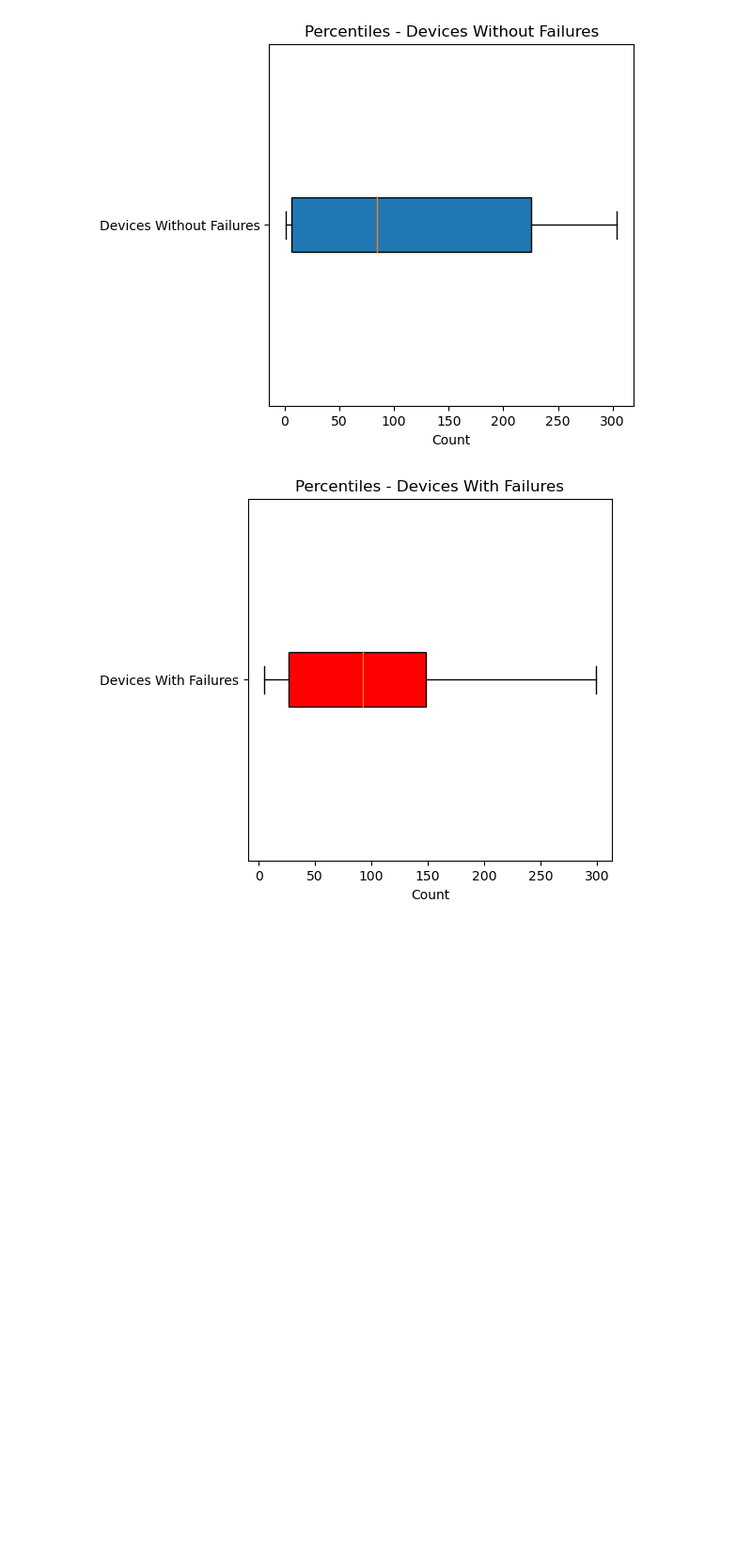
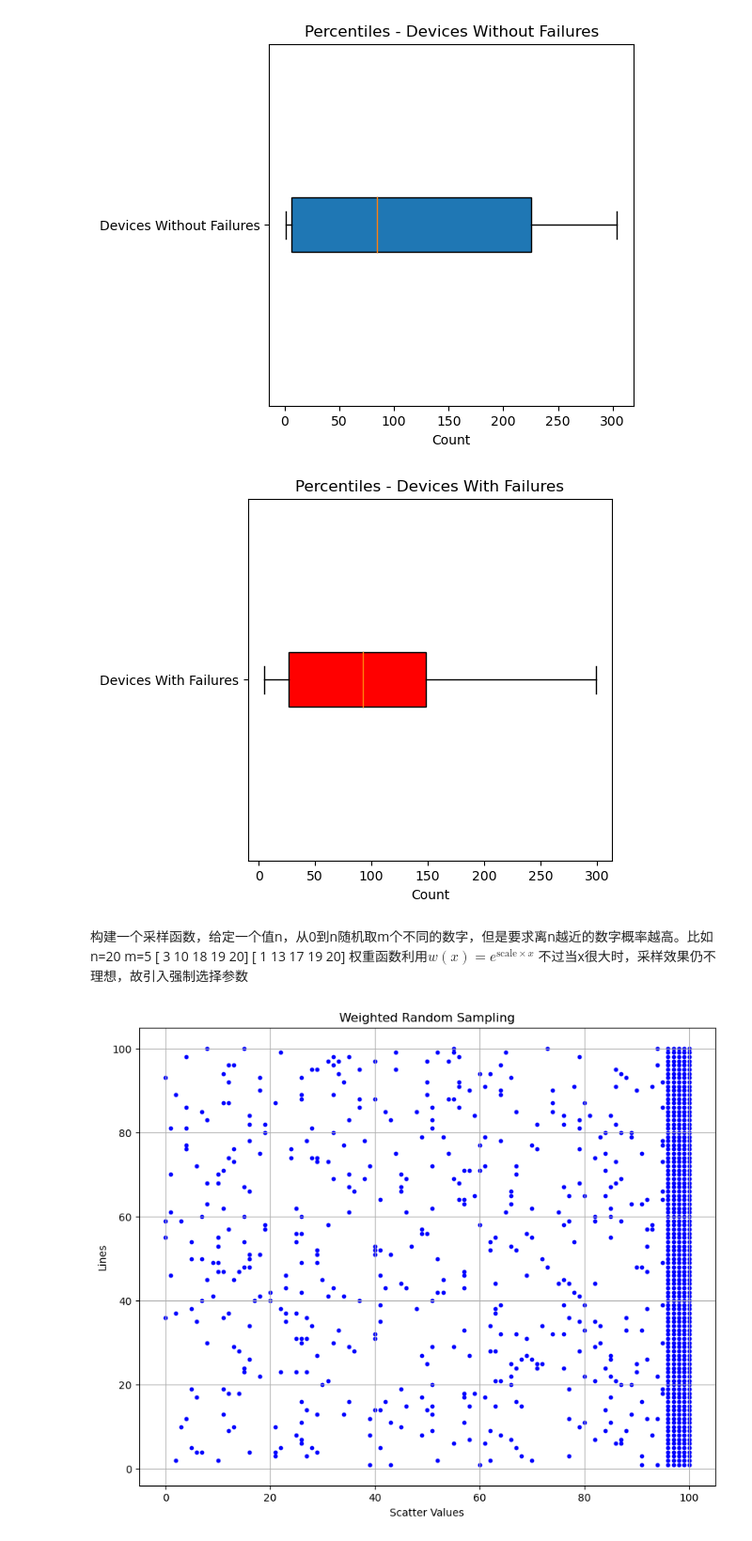
Before and after one commit to NPgreatest/Predictive_Maintain, a Jupyter notebook: jupyter/lstm.ipynb, the cells around one changed output. Shown: that part at 94% size. Drawn from its saved outputs; the diff is of its cells as text; code cells hidden in the pictures; blank space fills up the shorter version.

```diff
--- a/jupyter/lstm.ipynb
+++ b/jupyter/lstm.ipynb
@@ -161,6 +160,67 @@ plt.show()
 [figure]
 [figure]
 [figure]
+# %% [markdown]
+构建一个采样函数，给定一个值n，从0到n随机取m个不同的数字，但是要求离n越近的数字概率越高。比如
+n=20 m=5
+[ 3 10 18 19 20]
+[ 1 13 17 19 20]
+权重函数利用$w(x)=e^{\text{scale}\times x}$
+不过当x很大时，采样效果仍不理想，故引入强制选择参数
+# %%
+import random
+import matplotlib.pyplot as plt
+# def weighted_random_sampling(n, m, scale=0.2, forced=5):
+#     numbers = np.arange(0, n+1)
+#     weights = np.exp(scale * numbers-forced)
+#     # print(len(weights))
+#     remain = n-forced
+#     selected_remain = m-forced-1
+#     partition_sizes = np.ceil(weights[:selected_remain] / weights[:selected_remain].sum() * selected_remain).astype(int)
+#     partition_len=len(partition_sizes)
+#     # print(partition_sizes)
+#     selected_indices = []
+#     for idx,size in enumerate(partition_sizes):
+#         indices = random.sample(range(int(np.ceil(idx * remain / partition_len)), int(np.ceil((idx + 1) * remain / partition_len))), k=size)
+#         print(int(np.ceil(idx * remain / partition_len)), int(np.ceil((idx + 1) * remain / partition_len)))
+#         selected_indices.append(indices)
+#     selected_indices = np.concatenate(selected_indices)
+#     forced_indices = list(range(n-forced+1, n+1))
+#     selected = np.concatenate((forced_indices, selected_indices))
+#     selected.sort()
+#     # print(selected)
+#     return selected[len(selected)-m:]
+
+def weighted_random_sampling(n, m, scale=0.2, forced=5):
+    remain = n-forced
+    selected_remain = m-forced
+    selected_indices = []
+    indices = random.sample(range(remain+1), k=selected_remain)
+    selected_indices.append(indices)
+    selected_indices = np.concatenate(selected_indices)
+    forced_indices = list(range(n-forced+1, n+1))
+    selected = np.concatenate((forced_indices, selected_indices))
+    selected.sort()
+    return selected[len(selected)-m:]
+
+
+num_lines = 100
+n = 100
+m = 10
+scale = 0.1
+plt.figure(figsize=(10, 8))
+for _ in range(num_lines):
+    selected = weighted_random_sampling(n, m, scale)
+    selected.sort()
+    # print(selected)
+    plt.scatter(selected, [num_lines - _] * m, marker='o', color='blue',s=10)
+plt.xlabel('Scatter Values')
+plt.ylabel('Lines')
+plt.title('Weighted Random Sampling')
+plt.grid(True)
+plt.show()
+# %% [output]
+[figure, added]
 # %% [markdown]
 先从start_idx到end_idx之间选取一个最后的索引，再从0到最后的索引之间按照时间顺序选取10个样本点（必须包括最后一个索引），append到samples中。
 其中进行的抽样逻辑如下：
```
Also changed, not shown: parts of 15 cells of this notebook, 1 other file.
